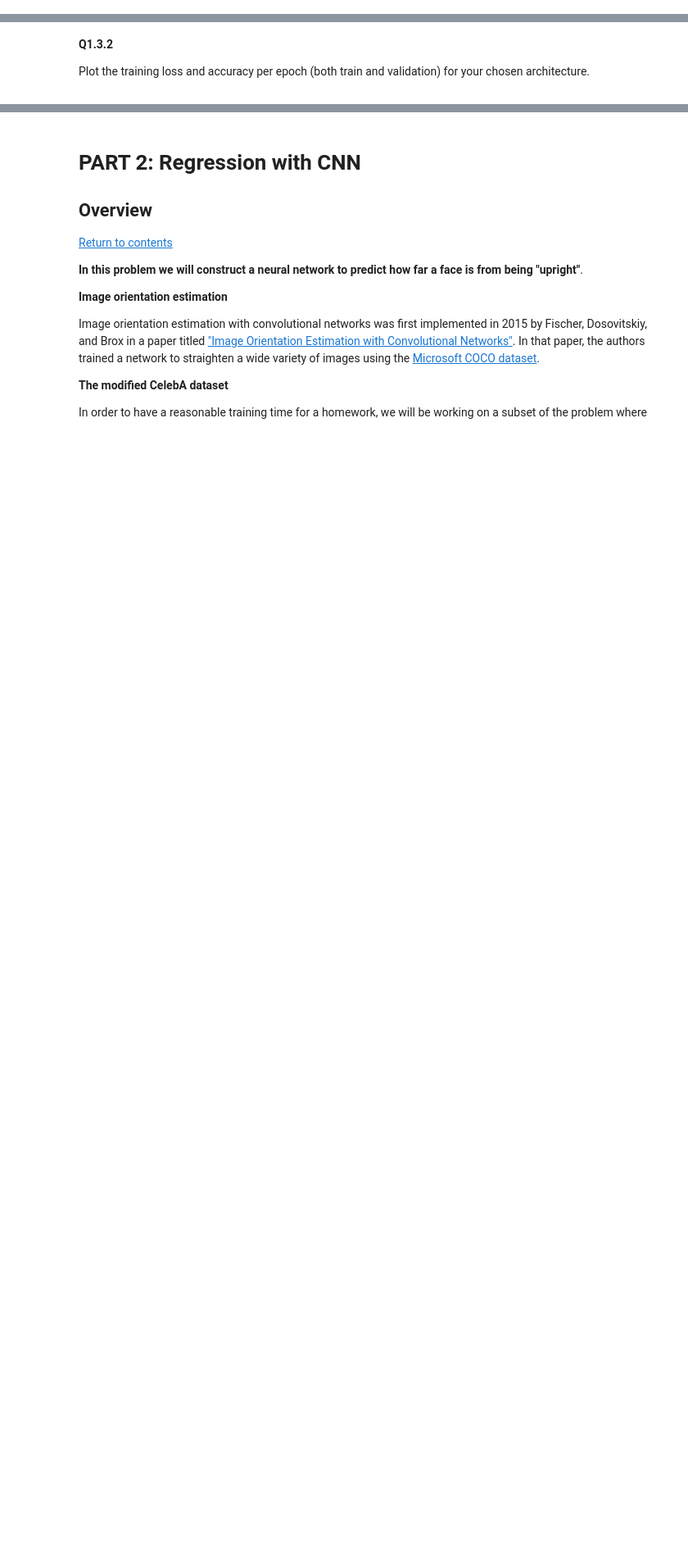
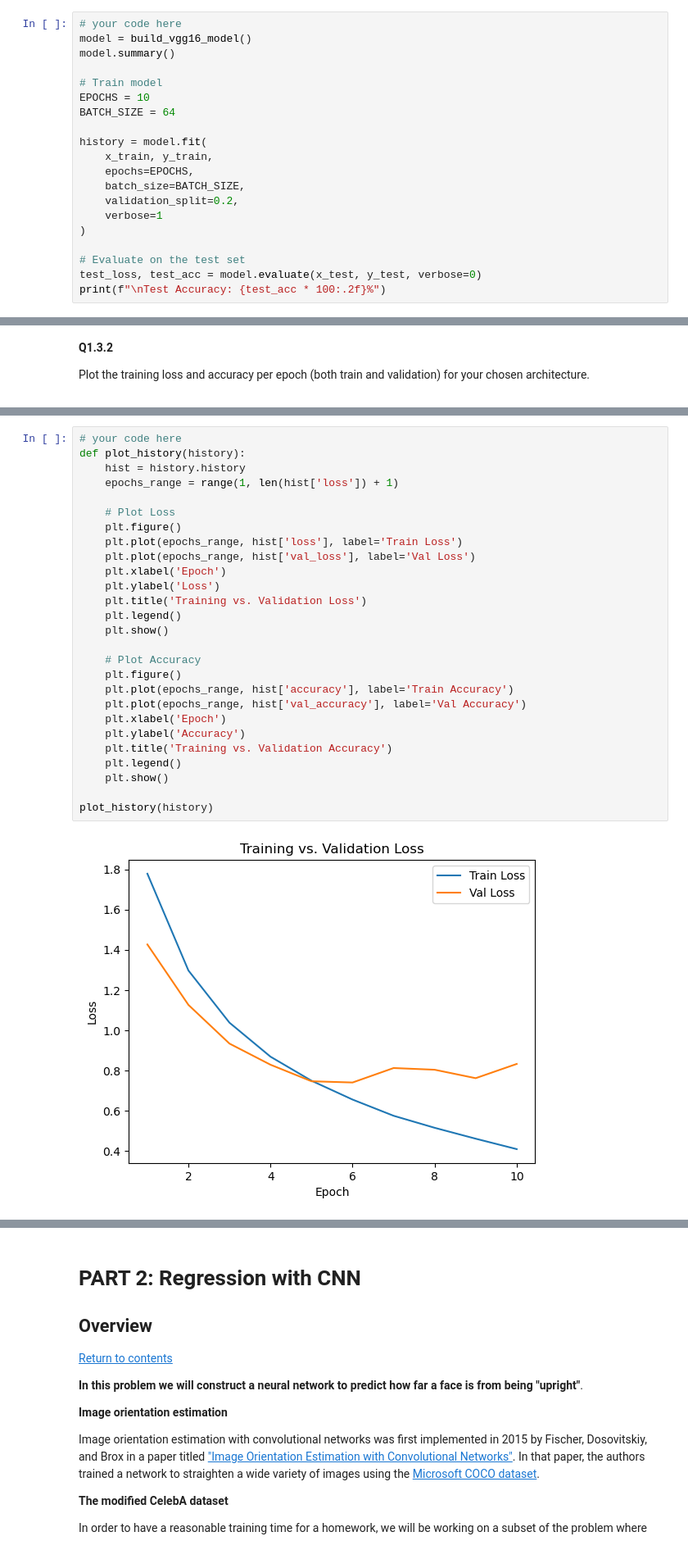
Before and after one commit to fiidalgo/ac209b, a Jupyter notebook: hw/cs1090b_hw3/cs1090b_hw3.ipynb, the cells around one changed output, grey strips where cells are left out. Shown: that part at 82% size. Drawn from its saved outputs; the diff is of its cells as text; blank space fills up the shorter version.

```diff
--- a/hw/cs1090b_hw3/cs1090b_hw3.ipynb
+++ b/hw/cs1090b_hw3/cs1090b_hw3.ipynb
@@ -241,0 +393,20 @@ Print the model summary for your chosen architecture, and report the total numbe
+# %%
+# your code here
+model = build_vgg16_model()
+model.summary()
+
+# Train model
+EPOCHS = 10
+BATCH_SIZE = 64
+
+history = model.fit(
+    x_train, y_train,
+    epochs=EPOCHS,
+    batch_size=BATCH_SIZE,
+    validation_split=0.2,
+    verbose=1
+)
+
+# Evaluate on the test set
+test_loss, test_acc = model.evaluate(x_test, y_test, verbose=0)
+print(f"\nTest Accuracy: {test_acc * 100:.2f}%")
@@ -254,0 +465,29 @@ Plot the training loss and accuracy per epoch (both train and validation) for yo
+# %%
+# your code here
+def plot_history(history):
+    hist = history.history
+    epochs_range = range(1, len(hist['loss']) + 1)
+
+    # Plot Loss
+    plt.figure()
+    plt.plot(epochs_range, hist['loss'], label='Train Loss')
+    plt.plot(epochs_range, hist['val_loss'], label='Val Loss')
+    plt.xlabel('Epoch')
+    plt.ylabel('Loss')
+    plt.title('Training vs. Validation Loss')
+    plt.legend()
+    plt.show()
+
+    # Plot Accuracy
+    plt.figure()
+    plt.plot(epochs_range, hist['accuracy'], label='Train Accuracy')
+    plt.plot(epochs_range, hist['val_accuracy'], label='Val Accuracy')
+    plt.xlabel('Epoch')
+    plt.ylabel('Accuracy')
+    plt.title('Training vs. Validation Accuracy')
+    plt.legend()
+    plt.show()
+
+plot_history(history)
+# %% [output]
+[figure, added]
```
Also changed, not shown: parts of 13 cells of this notebook.
